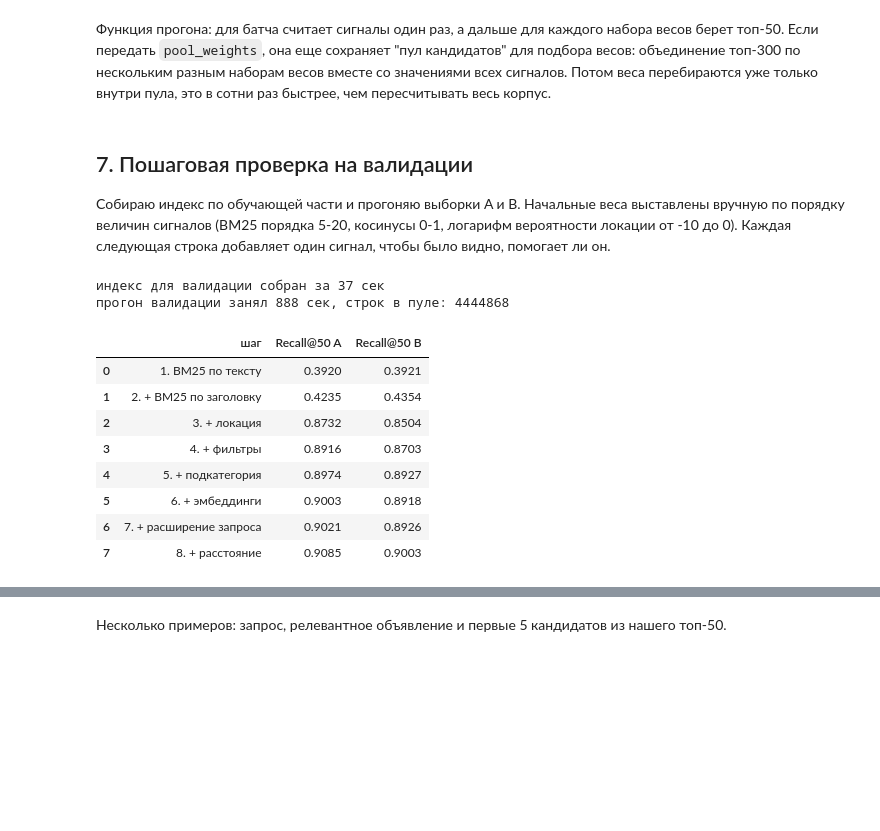
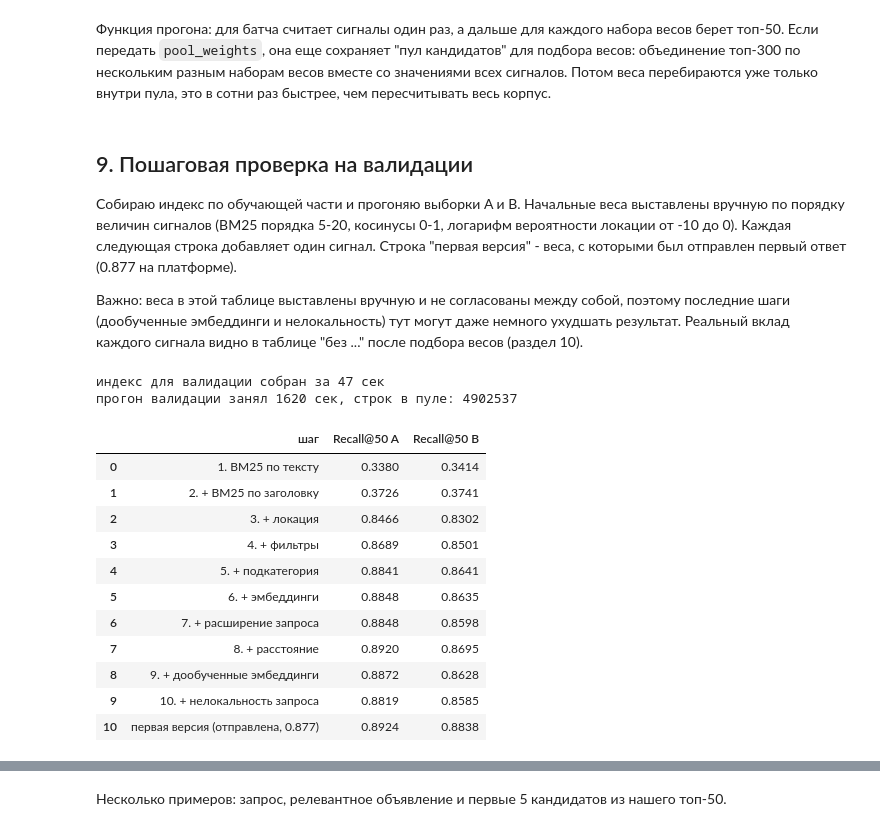
Before and after one commit to Smolyaninoff/avito-candidate-search, a Jupyter notebook: solution.ipynb, the cells around one changed output, grey strips where cells are left out. Cells and saved outputs as stored; diff of their text form; code cells hidden in the pictures; blank space fills up the shorter version.

```diff
--- a/solution.ipynb
+++ b/solution.ipynb
@@ -279,7 +281,7 @@ assert recall_at_50([['a', 'a', 'b']], [['a', 'b']]) == 1.0
 # %%
 combos = train[search_cols].drop_duplicates().reset_index(drop=True)
 rng = np.random.RandomState(SEED)
-combos['is_val'] = rng.rand(len(combos)) < 0.12
+combos['is_val'] = rng.rand(len(combos)) < 0.4
 train = train.merge(combos, on=search_cols, how='left')
 assert train['is_val'].notna().all() and train['item_id'].dtype == items['item_id'].dtype
 
@@ -446,8 +622,8 @@ print('строк с фильтрами:', round(has_filters.mean(), 3), '| фи
 # %% [output]
 строк с фильтрами: 0.644 | фильтры совпали с параметрами объявления: 0.979
 # %%
-def build_index(train_df, corpus, corpus_emb, k_neighbors=20):
-    index = {'corpus': corpus, 'item_ids': corpus['item_id'].to_numpy(dtype=object), 'emb': corpus_emb, 'k': k_neighbors}
+def build_index(train_df, corpus, corpus_emb, corpus_ft_emb, k_neighbors=20):
+    index = {'corpus': corpus, 'item_ids': corpus['item_id'].to_numpy(dtype=object), 'emb': corpus_emb, 'ft_emb': corpus_ft_emb, 'k': k_neighbors}
     index['bm_full'], index['vocab_full'] = bm25_matrix(corpus['full_st'].values)
     index['bm_title'], index['vocab_title'] = bm25_matrix(corpus['title_st'].values, b=0.5)
 
@@ -466,12 +642,19 @@ def build_index(train_df, corpus, corpus_emb, k_neighbors=20):
     loc_center = pd.DataFrame({'loc': corpus['item_location_id'].values, 'lat': lat, 'lon': lon}).groupby('loc')[['lat', 'lon']].median()
     index['item_lat'] = np.where(np.isnan(lat), loc_center['lat'].reindex(corpus['item_location_id']).values, lat)
     index['item_lon'] = np.where(np.isnan(lon), loc_center['lon'].reindex(corpus['item_location_id']).values, lon)
-    clicks = pd.DataFrame({'loc': train_df['search_location_id'].values,
-                           'lat': to_float(train_df['item_latitude']), 'lon': to_float(train_df['item_longitude'])})
+    click_lat = to_float(train_df['item_latitude'])
+    click_lon = to_float(train_df['item_longitude'])
+    clicks = pd.DataFrame({'loc': train_df['search_location_id'].values, 'lat': click_lat, 'lon': click_lon})
     index['search_center'] = clicks.groupby('loc')[['lat', 'lon']].median()
 
-    past = train_df.groupby('search_query').agg(titles=('title_st', ' '.join), microcats=('item_microcat_id', list)).reset_index()
+    pair_p = loc_prior[search_locs.get_indexer(train_df['search_location_id']), item_locs.get_indexer(train_df['item_location_id'])]
+    center = index['search_center'].reindex(train_df['search_location_id'])
+    click_km = np.nan_to_num(haversine(center['lat'].values, center['lon'].values, click_lat, click_lon), nan=0.0)
+    train_df = train_df.assign(is_far=((pair_p < 0.01) | (click_km > 100)).astype(np.float32))
+
+    past = train_df.groupby('search_query').agg(titles=('title_st', ' '.join), microcats=('item_microcat_id', list), far=('is_far', 'mean')).reset_index()
     index['past_emb'] = query_emb[query_emb_pos.loc[past['search_query']].values]
+    index['past_far'] = past['far'].values.astype(np.float32)
     title_tfidf = TfidfVectorizer(analyzer=str.split, sublinear_tf=True, min_df=2, dtype=np.float32)
     title_tfidf.fit(corpus['title_st'])
     index['title_vecs'] = normalize(title_tfidf.transform(corpus['title_st'])).T.tocsr()
@@ -512,6 +695,7 @@ def compute_signals(index, batch):
 
     q_emb = query_emb[query_emb_pos.loc[batch['search_query']].values]
     signals['emb'] = q_emb @ index['emb'].T
+    signals['emb_ft'] = ft_query_emb[query_emb_pos.loc[batch['search_query']].values] @ index['ft_emb'].T
 
     k = index['k']
     sims = q_emb @ index['past_emb'].T
@@ -523,6 +707,8 @@ def compute_signals(index, batch):
     mc = normalize(neighbors @ index['past_microcats'], norm='l1').toarray()
     mc = np.hstack([mc, np.zeros((len(batch), 1), dtype=np.float32)])
     signals['mc'] = mc[:, index['item_mc_pos']]
+    nl = (weights * index['past_far'][nearest]).sum(axis=1) / np.maximum(weights.sum(axis=1), 1e-9)
+    signals['nl'] = np.broadcast_to(nl[:, None].astype(np.float32), signals['emb'].shape)
 
     loc_pos = index['search_locs'].get_indexer(batch['search_location_id'])
     loc_pos[loc_pos < 0] = len(index['search_locs'])
@@ -537,8 +723,10 @@ def compute_signals(index, batch):
 
 
 def combine(s, w):
-    score = w['bm_full'] * s['bm_full'] + w['bm_title'] * s['bm_title'] + w['exp'] * s['exp'] + w['emb'] * s['emb']
-    score = score + w['loc'] * np.log(s['loc'] + w['loc_eps']) - w['dist'] * np.log1p(s['dist'] / w['dist_scale'])
+    score = w['bm_full'] * s['bm_full'] + w['bm_title'] * s['bm_title'] + w['exp'] * s['exp']
+    score = score + w['emb'] * s['emb'] + w['emb_ft'] * s['emb_ft']
+    local = 1 - w['loc_local'] * s['nl']
+    score = score + w['loc'] * local * np.log(s['loc'] + w['loc_eps']) - w['dist'] * np.log1p(s['dist'] / w['dist_scale'])
     score = score + w['mc'] * np.log(s['mc'] + w['mc_eps']) + w['flt'] * s['flt'] + w['cat'] * s['cat']
     return score
 
@@ -551,7 +739,7 @@ def top_k(score, k=50):
 # %% [markdown]
 Функция прогона: для батча считает сигналы один раз, а дальше для каждого набора весов берет топ-50. Если передать `pool_weights`, она еще сохраняет "пул кандидатов" для подбора весов: объединение топ-300 по нескольким разным наборам весов вместе со значениями всех сигналов. Потом веса перебираются уже только внутри пула, это в сотни раз быстрее, чем пересчитывать весь корпус.
 # %%
-SIGNALS = ['bm_full', 'bm_title', 'exp', 'emb', 'mc', 'loc', 'dist', 'flt', 'cat']
+SIGNALS = ['bm_full', 'bm_title', 'exp', 'emb', 'emb_ft', 'mc', 'nl', 'loc', 'dist', 'flt', 'cat']
 
 
 def run(index, qdf, weight_sets, pool_weights=None, pool_size=300, batch_size=200):
@@ -575,53 +763,62 @@ def run(index, qdf, weight_sets, pool_weights=None, pool_size=300, batch_size=20
         return predictions, pd.concat(pool, ignore_index=True)
     return predictions
 # %% [markdown]
-## 7. Пошаговая проверка на валидации
+## 9. Пошаговая проверка на валидации
 
-Собираю индекс по обучающей части и прогоняю выборки A и B. Начальные веса выставлены вручную по порядку величин сигналов (BM25 порядка 5-20, косинусы 0-1, логарифм вероятности локации от -10 до 0). Каждая следующая строка добавляет один сигнал, чтобы было видно, помогает ли он.
+Собираю индекс по обучающей части и прогоняю выборки A и B. Начальные веса выставлены вручную по порядку величин сигналов (BM25 порядка 5-20, косинусы 0-1, логарифм вероятности локации от -10 до 0). Каждая следующая строка добавляет один сигнал. Строка "первая версия" - веса, с которыми был отправлен первый ответ (0.877 на платформе).
+
+Важно: веса в этой таблице выставлены вручную и не согласованы между собой, поэтому последние шаги (дообученные эмбеддинги и нелокальность) тут могут даже немного ухудшать результат. Реальный вклад каждого сигнала видно в таблице "без ..." после подбора весов (раздел 10).
 # %%
 t = time.time()
-val_index = build_index(train_part, all_corpus, item_emb)
+val_index = build_index(train_part, val_corpus, item_emb[keep], ft_item_emb)
 print('индекс для валидации собран за', round(time.time() - t), 'сек')
 
-zero = dict(bm_full=0, bm_title=0, exp=0, emb=0, loc=0, loc_eps=1e-4, dist=0, dist_scale=30, mc=0, mc_eps=1e-3, flt=0, cat=0)
+zero = dict(bm_full=0, bm_title=0, exp=0, emb=0, emb_ft=0, loc=0, loc_eps=1e-4, loc_local=0, dist=0, dist_scale=30, mc=0, mc_eps=1e-3, flt=0, cat=0)
 steps = {}
 steps['1. BM25 по тексту'] = dict(zero, bm_full=1)
 steps['2. + BM25 по заголовку'] = dict(steps['1. BM25 по тексту'], bm_title=0.5)
 steps['3. + локация'] = dict(steps['2. + BM25 по заголовку'], loc=2)
 steps['4. + фильтры'] = dict(steps['3. + локация'], flt=2)
 steps['5. + подкатегория'] = dict(steps['4. + фильтры'], mc=1)
 steps['6. + эмбеддинги'] = dict(steps['5. + подкатегория'], emb=10)
 steps['7. + расширение запроса'] = dict(steps['6. + эмбеддинги'], exp=5)
 steps['8. + расстояние'] = dict(steps['7. + расширение запроса'], dist=0.5)
+steps['9. + дообученные эмбеддинги'] = dict(steps['8. + расстояние'], emb_ft=10)
+steps['10. + нелокальность запроса'] = dict(steps['9. + дообученные эмбеддинги'], loc_local=1)
+steps['первая версия (отправлена, 0.877)'] = dict(zero, bm_full=1, exp=5, emb=40, loc=2, loc_eps=3e-5, dist=1, dist_scale=30, mc=0.5, mc_eps=1e-3, flt=5)
 pool_weights = [
     steps['3. + локация'],
     dict(zero, emb=20, loc=2),
+    dict(zero, emb_ft=20, loc=2, dist=1),
     dict(zero, exp=20, loc=2, flt=2),
-    steps['8. + расстояние'],
+    steps['первая версия (отправлена, 0.877)'],
+    dict(steps['первая версия (отправлена, 0.877)'], emb_ft=10, dist=2, dist_scale=10, loc_local=1),
 ]
 
-val_ab = pd.concat([val_a.assign(part='A'), val_b.assign(part='B')]).reset_index(drop=True)
 t = time.time()
 val_pred, pool = run(val_index, val_ab, steps, pool_weights=pool_weights)
 print('прогон валидации занял', round(time.time() - t), 'сек, строк в пуле:', len(pool))
 
 is_a = (val_ab['part'] == 'A').values
 rows = []
 for name, pred in val_pred.items():
     rows.append({'шаг': name,
                  'Recall@50 A': recall_at_50([p for p, f in zip(pred, is_a) if f], val_ab.loc[is_a, 'relevant']),
                  'Recall@50 B': recall_at_50([p for p, f in zip(pred, is_a) if not f], val_ab.loc[~is_a, 'relevant'])})
 pd.DataFrame(rows).round(4)
 # %% [output]
-индекс для валидации собран за 37 сек
-прогон валидации занял 888 сек, строк в пуле: 4444868
+индекс для валидации собран за 47 сек
+прогон валидации занял 1620 сек, строк в пуле: 4902537
 |  | шаг | Recall@50 A | Recall@50 B |
-| 0 | 1. BM25 по тексту | 0.3920 | 0.3921 |
-| 1 | 2. + BM25 по заголовку | 0.4235 | 0.4354 |
-| 2 | 3. + локация | 0.8732 | 0.8504 |
-| 3 | 4. + фильтры | 0.8916 | 0.8703 |
-| 4 | 5. + подкатегория | 0.8974 | 0.8927 |
-| 5 | 6. + эмбеддинги | 0.9003 | 0.8918 |
-| 6 | 7. + расширение запроса | 0.9021 | 0.8926 |
-| 7 | 8. + расстояние | 0.9085 | 0.9003 |
+| 0 | 1. BM25 по тексту | 0.3380 | 0.3414 |
+| 1 | 2. + BM25 по заголовку | 0.3726 | 0.3741 |
+| 2 | 3. + локация | 0.8466 | 0.8302 |
+| 3 | 4. + фильтры | 0.8689 | 0.8501 |
+| 4 | 5. + подкатегория | 0.8841 | 0.8641 |
+| 5 | 6. + эмбеддинги | 0.8848 | 0.8635 |
+| 6 | 7. + расширение запроса | 0.8848 | 0.8598 |
+| 7 | 8. + расстояние | 0.8920 | 0.8695 |
+| 8 | 9. + дообученные эмбеддинги | 0.8872 | 0.8628 |
+| 9 | 10. + нелокальность запроса | 0.8819 | 0.8585 |
+| 10 | первая версия (отправлена, 0.877) | 0.8924 | 0.8838 |
 # %% [markdown]
```
Also changed, not shown: parts of 37 cells of this notebook, 2 other files.
